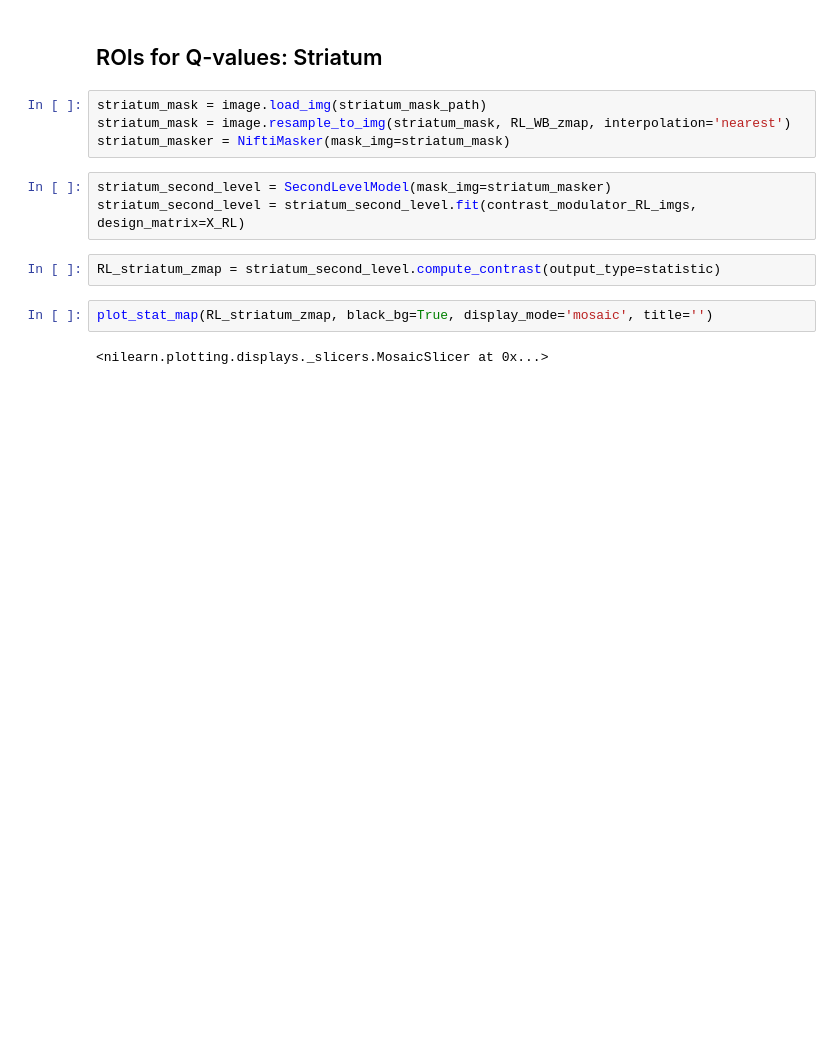
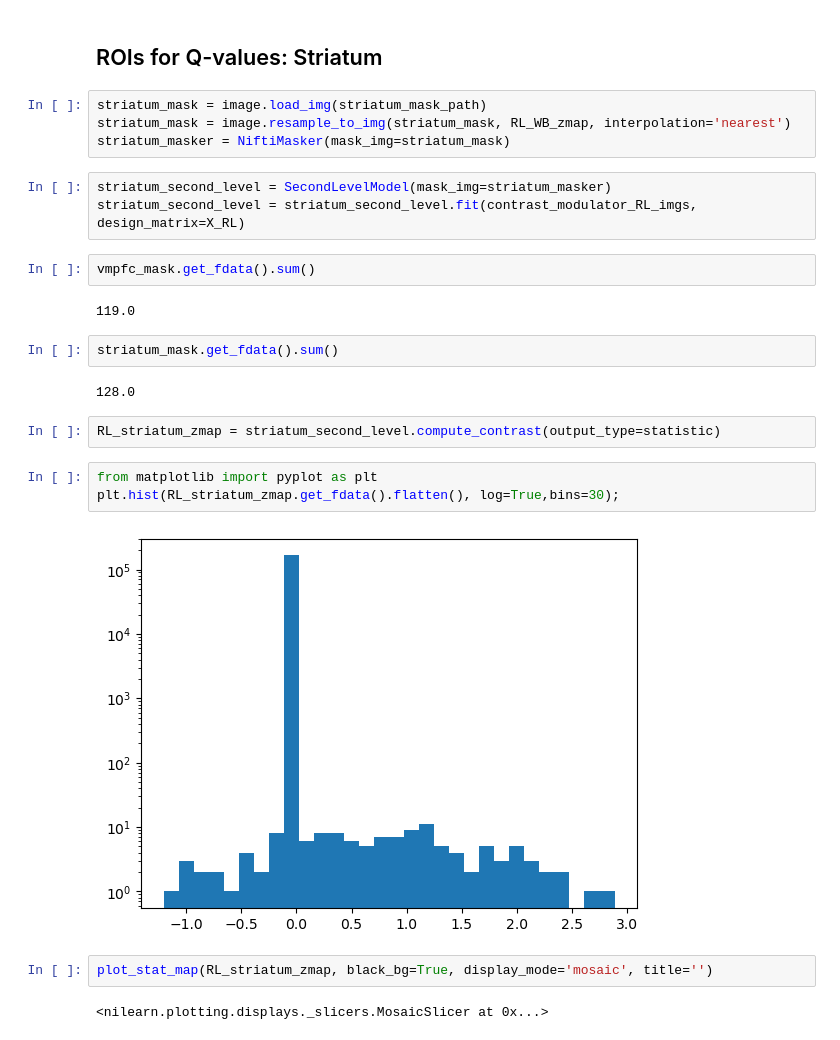
Before and after one commit to hugofluhr/learning-habits-analysis, a Jupyter notebook: results_notebooks/second_lvl_pm.ipynb, the cells around one changed output. Saved outputs shown, nothing was run; the diff lists cells and outputs as text; blank space fills up the shorter version.

```diff
--- a/results_notebooks/second_lvl_pm.ipynb
+++ b/results_notebooks/second_lvl_pm.ipynb
@@ -184,8 +182,21 @@ striatum_masker = NiftiMasker(mask_img=striatum_mask)
 # %%
 striatum_second_level = SecondLevelModel(mask_img=striatum_masker)
 striatum_second_level = striatum_second_level.fit(contrast_modulator_RL_imgs, design_matrix=X_RL)
+# %%
+vmpfc_mask.get_fdata().sum()
+# %% [output]
+119.0
+# %%
+striatum_mask.get_fdata().sum()
+# %% [output]
+128.0
 # %%
 RL_striatum_zmap = striatum_second_level.compute_contrast(output_type=statistic)
+# %%
+from matplotlib import pyplot as plt
+plt.hist(RL_striatum_zmap.get_fdata().flatten(), log=True,bins=30);
+# %% [output]
+[figure, added]
 # %%
 plot_stat_map(RL_striatum_zmap, black_bg=True, display_mode='mosaic', title='')
 # %% [output]
```
Also changed, not shown: parts of 22 cells of this notebook, 1 other file.
